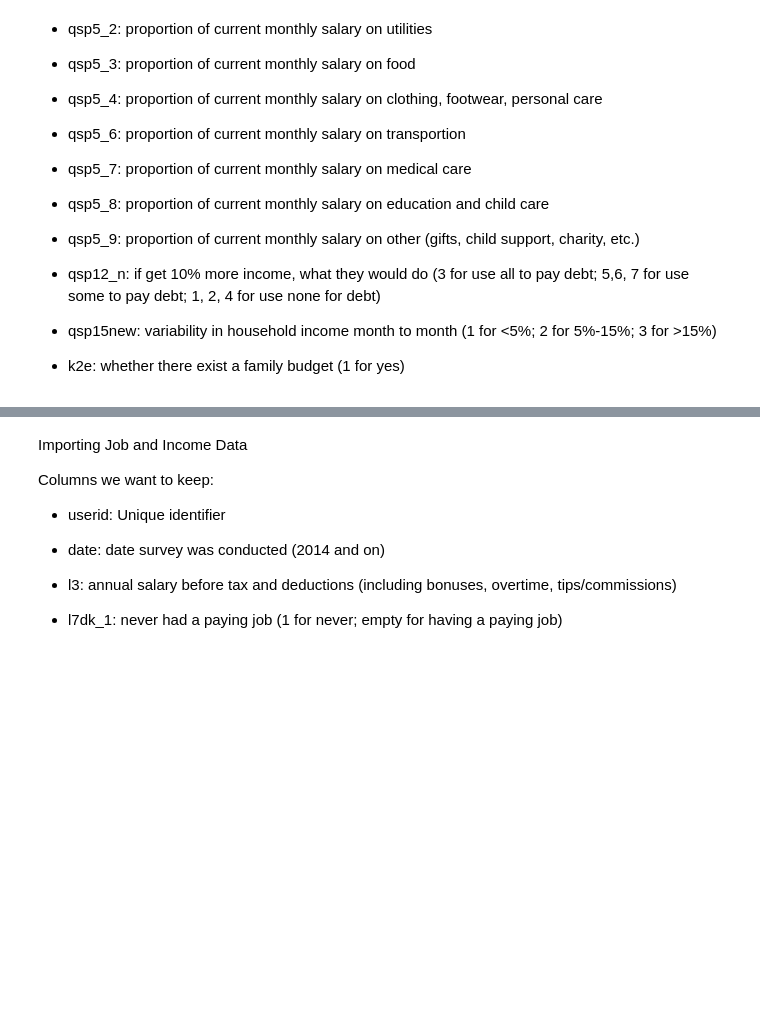
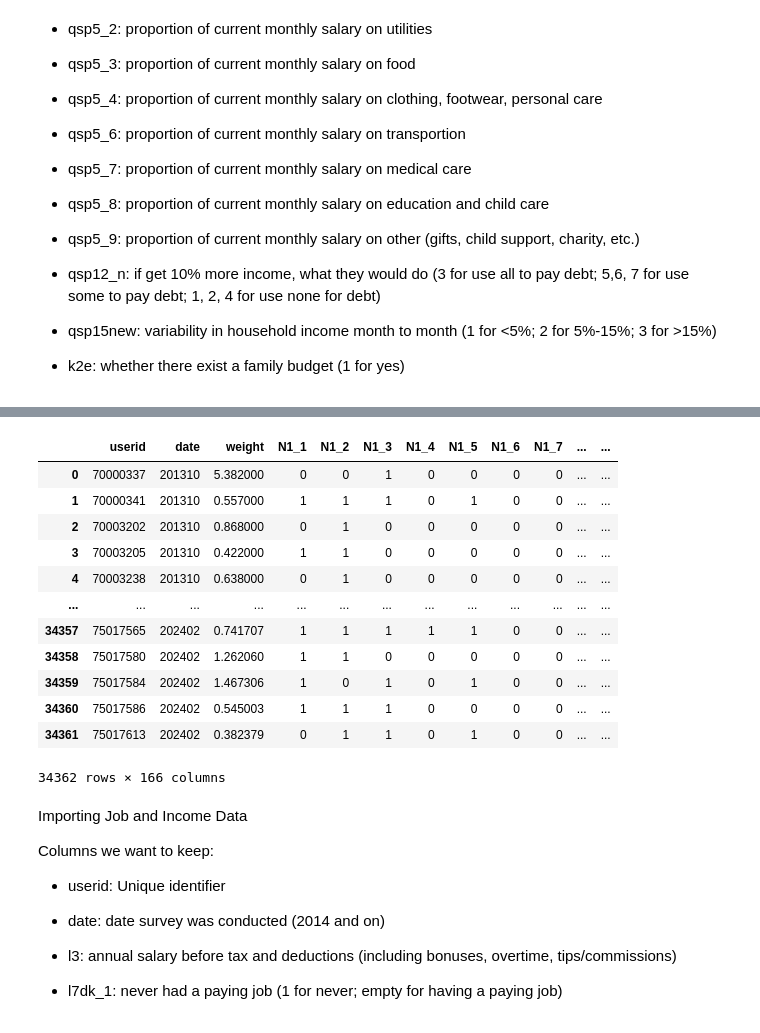
Before and after one commit to yzhao2433/LoanDelinquencyProject, a Jupyter notebook: HW2_datasetExploration.ipynb, the cells around one changed output, grey strips where cells are left out. Drawn from its saved outputs; the diff is of its cells as text; code cells hidden in the pictures; blank space fills up the shorter version.

```diff
--- a/HW2_datasetExploration.ipynb
+++ b/HW2_datasetExploration.ipynb
@@ -321,3 +394,21 @@ reduced_hhspending_df """
+# %%
+df_merged = df_final.merge(reduced_hhspending_df, on=["userid", "date"], how="left")
+# %%
+df_merged
+# %% [output]
+|  | userid | date | weight | N1_1 | N1_2 | N1_3 | N1_4 | N1_5 | N1_6 | N1_7 | ... | ... |
+| 0 | 70000337 | 201310 | 5.382000 | 0 | 0 | 1 | 0 | 0 | 0 | 0 | ... | ... |
+| 1 | 70000341 | 201310 | 0.557000 | 1 | 1 | 1 | 0 | 1 | 0 | 0 | ... | ... |
+| 2 | 70003202 | 201310 | 0.868000 | 0 | 1 | 0 | 0 | 0 | 0 | 0 | ... | ... |
+| 3 | 70003205 | 201310 | 0.422000 | 1 | 1 | 0 | 0 | 0 | 0 | 0 | ... | ... |
+| 4 | 70003238 | 201310 | 0.638000 | 0 | 1 | 0 | 0 | 0 | 0 | 0 | ... | ... |
+| ... | ... | ... | ... | ... | ... | ... | ... | ... | ... | ... | ... | ... |
+| 34357 | 75017565 | 202402 | 0.741707 | 1 | 1 | 1 | 1 | 1 | 0 | 0 | ... | ... |
+| 34358 | 75017580 | 202402 | 1.262060 | 1 | 1 | 0 | 0 | 0 | 0 | 0 | ... | ... |
+| 34359 | 75017584 | 202402 | 1.467306 | 1 | 0 | 1 | 0 | 1 | 0 | 0 | ... | ... |
+| 34360 | 75017586 | 202402 | 0.545003 | 1 | 1 | 1 | 0 | 0 | 0 | 0 | ... | ... |
+| 34361 | 75017613 | 202402 | 0.382379 | 0 | 1 | 1 | 0 | 1 | 0 | 0 | ... | ... |
+34362 rows × 166 columns
 # %%
 #reduced_hhspending_df["year"] = reduced_hhspending_df["date"].astype(str).str[:4]
 # %% [markdown]
```
Also changed, not shown: parts of 6 cells of this notebook.
